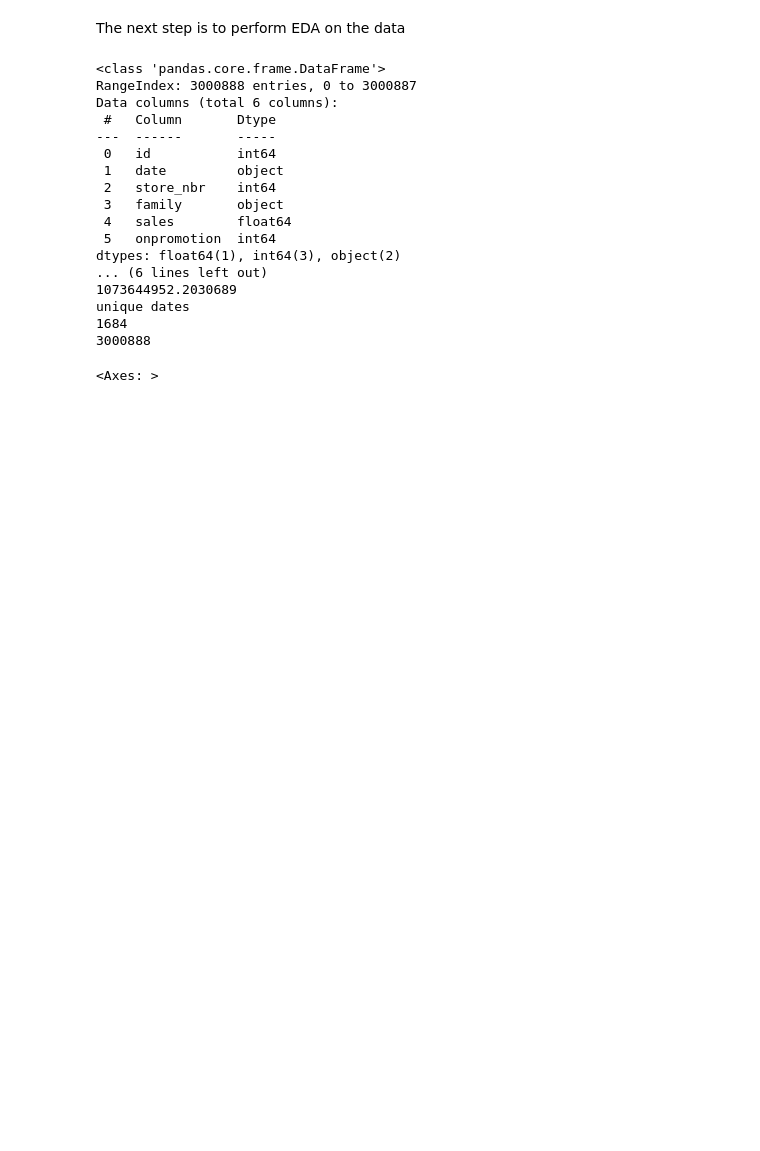
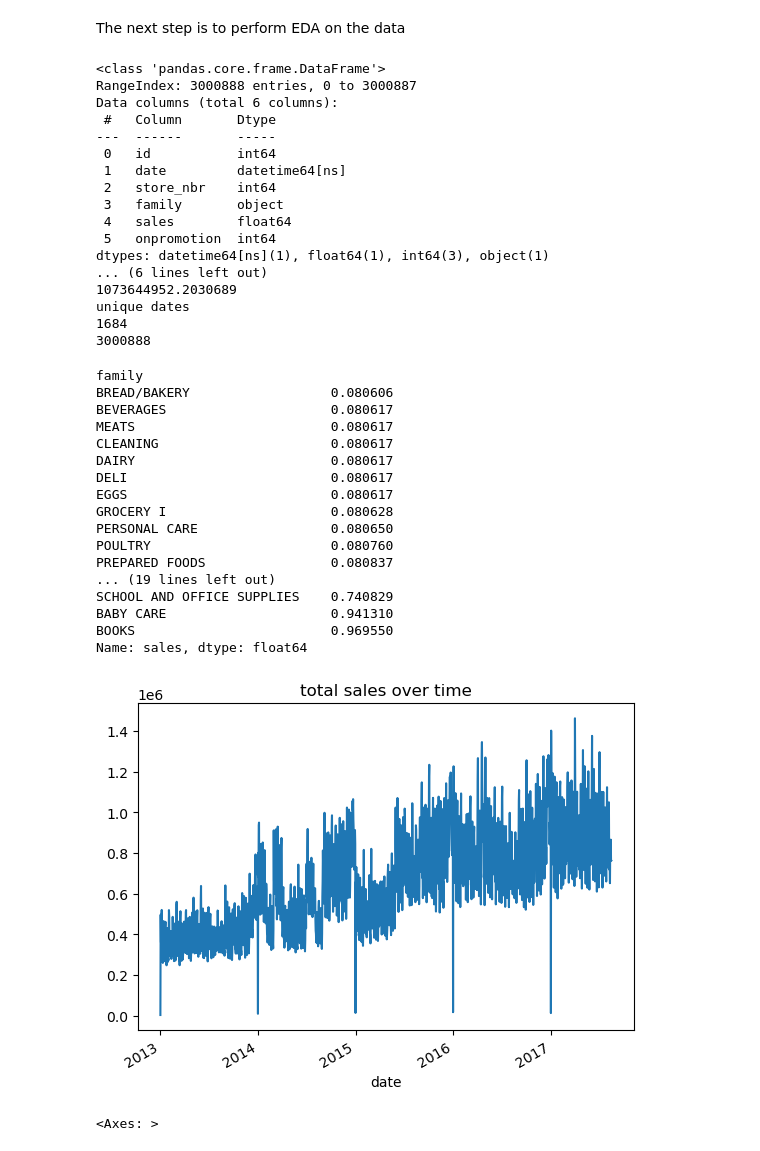
Before and after one commit to xblam/store_sales_predictions, a Jupyter notebook: notebooks/01_clean_and_EDA.ipynb, the cells around one changed output. Saved outputs shown, nothing was run; the diff lists cells and outputs as text; code cells hidden in the pictures; blank space fills up the shorter version.

```diff
--- a/notebooks/01_clean_and_EDA.ipynb
+++ b/notebooks/01_clean_and_EDA.ipynb
@@ -54,32 +53,61 @@ df_train.describe()
 print('unique store numbers')
 print(df_train['store_nbr'].nunique())
 
 print('unique families')
 print(df_train['family'].nunique())
 
 print('sales averages')
 print(df_train['sales'].sum())
 
 print('unique dates')
 print(df_train['date'].nunique())
 
 #THE TAKEAWAY IS THAT THERE ARE 54 STORES, EACH WITH 33 UNIQUE FAMILIES, AND ALL THE FAMILIES ARE RECORDED THROUGH A PERIOD OF 1684 DAYS
 print(1684*54*33)
+
+
+# Now we will see the sales trends over time
+df_train['date'] = pd.to_datetime(df_train['date']) # format it to the right date
+daily_sales = df_train.groupby('date')['sales'].sum()
+daily_sales.plot(title='total sales over time') # the plot shows a relatively upward trending sales trajectory
+
+# see how often items get sold in general, and how often items in each family get sold.
+(df_train['sales'] == 0).mean()
+
+df_train.groupby('family')['sales'].apply(lambda x: (x==0).mean()).sort_values() # so it seems that there are a lot of categories that customers buy frequently and some that are not bought frequently at all
 # %% [output]
 <class 'pandas.core.frame.DataFrame'>
 RangeIndex: 3000888 entries, 0 to 3000887
 Data columns (total 6 columns):
  #   Column       Dtype
 ---  ------       -----
  0   id           int64
- 1   date         object
+ 1   date         datetime64[ns]
  2   store_nbr    int64
  3   family       object
  4   sales        float64
  5   onpromotion  int64
-dtypes: float64(1), int64(3), object(2)
+dtypes: datetime64[ns](1), float64(1), int64(3), object(1)
 ... (6 lines left out)
 1073644952.2030689
 unique dates
 1684
 3000888
+family
+BREAD/BAKERY                  0.080606
+BEVERAGES                     0.080617
+MEATS                         0.080617
+CLEANING                      0.080617
+DAIRY                         0.080617
+DELI                          0.080617
+EGGS                          0.080617
+GROCERY I                     0.080628
+PERSONAL CARE                 0.080650
+POULTRY                       0.080760
+PREPARED FOODS                0.080837
+... (19 lines left out)
+SCHOOL AND OFFICE SUPPLIES    0.740829
+BABY CARE                     0.941310
+BOOKS                         0.969550
+Name: sales, dtype: float64
+[figure, added]
```
Also changed, not shown: parts of 2 cells of this notebook, 1 other file.
